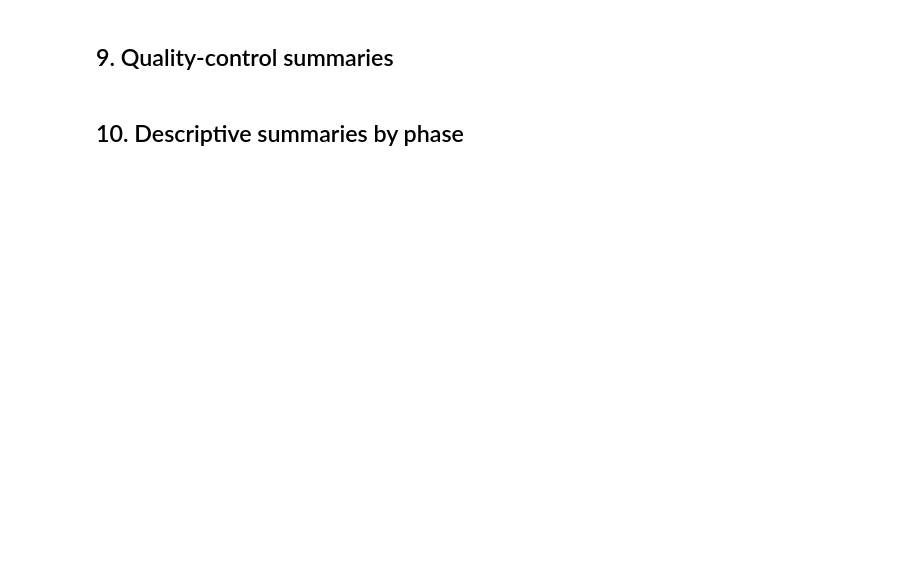
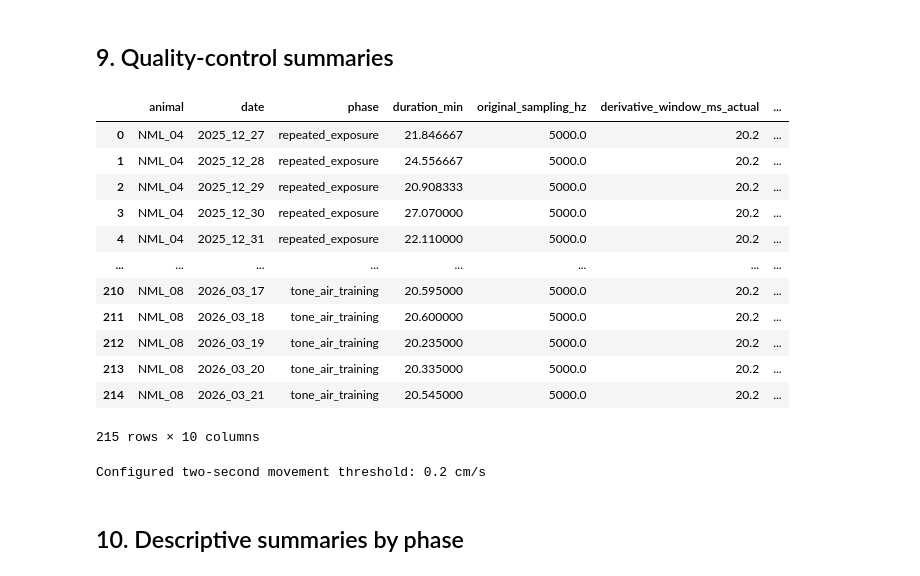
Before and after one commit to neuromomentumlab/Classical_Conditioning_Air_Wheel, a Jupyter notebook: Python/notebooks/whole_session_spectral_analysis.ipynb, the cells around one changed output. Cells and saved outputs as stored; diff of their text form; code cells hidden in the pictures; blank space fills up the shorter version.

```diff
--- a/Python/notebooks/whole_session_spectral_analysis.ipynb
+++ b/Python/notebooks/whole_session_spectral_analysis.ipynb
@@ -243,34 +360,53 @@ display(
 # %%
 quality_columns = [
     "animal",
     "date",
     "phase",
     "duration_min",
     "original_sampling_hz",
     "derivative_window_ms_actual",
     "near_immobile_2s_windows",
     "near_immobile_2s_mean_abs_speed_p99_cms",
     "native_vs_stored_speed_r",
     "native_vs_stored_speed_rmse_cms",
 ]
 
 available_quality_columns = [
     column
     for column in quality_columns
     if column in whole_session_df.columns
 ]
 
-display(
-    whole_session_df[
-        available_quality_columns
-    ].sort_values(["animal", "animal_session"])
+quality_view = (
+    whole_session_df
+    .sort_values(
+        ["animal", "animal_session"]
+    )
+    [available_quality_columns]
 )
 
+display(quality_view)
+
 print(
-    "Configured 2-s movement threshold:",
+    "Configured two-second movement threshold:",
     spectral_cfg.movement_threshold_cms,
     "cm/s",
 )
+# %% [output]
+|  | animal | date | phase | duration_min | original_sampling_hz | derivative_window_ms_actual | ... |
+| 0 | NML_04 | 2025_12_27 | repeated_exposure | 21.846667 | 5000.0 | 20.2 | ... |
+| 1 | NML_04 | 2025_12_28 | repeated_exposure | 24.556667 | 5000.0 | 20.2 | ... |
+| 2 | NML_04 | 2025_12_29 | repeated_exposure | 20.908333 | 5000.0 | 20.2 | ... |
+| 3 | NML_04 | 2025_12_30 | repeated_exposure | 27.070000 | 5000.0 | 20.2 | ... |
+| 4 | NML_04 | 2025_12_31 | repeated_exposure | 22.110000 | 5000.0 | 20.2 | ... |
+| ... | ... | ... | ... | ... | ... | ... | ... |
+| 210 | NML_08 | 2026_03_17 | tone_air_training | 20.595000 | 5000.0 | 20.2 | ... |
+| 211 | NML_08 | 2026_03_18 | tone_air_training | 20.600000 | 5000.0 | 20.2 | ... |
+| 212 | NML_08 | 2026_03_19 | tone_air_training | 20.235000 | 5000.0 | 20.2 | ... |
+| 213 | NML_08 | 2026_03_20 | tone_air_training | 20.335000 | 5000.0 | 20.2 | ... |
+| 214 | NML_08 | 2026_03_21 | tone_air_training | 20.545000 | 5000.0 | 20.2 | ... |
+215 rows × 10 columns
+Configured two-second movement threshold: 0.2 cm/s
 # %% [markdown]
 ## 10. Descriptive summaries by phase
 # %%
```
Also changed, not shown: parts of 24 cells of this notebook, 1 other file.
